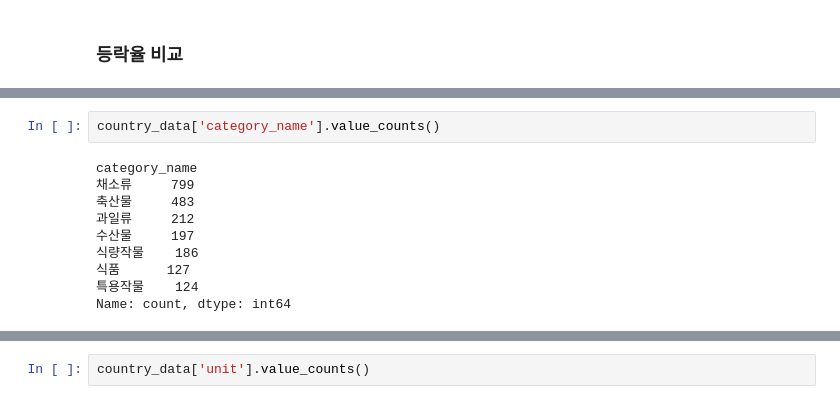
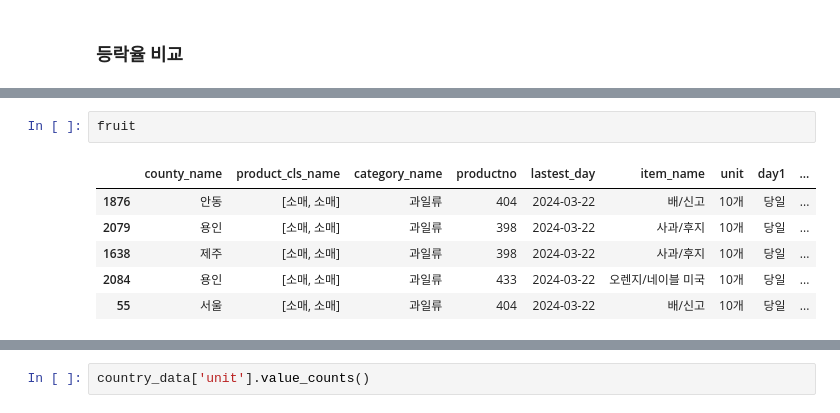
Before and after one commit to KangHoJ/sijang_project, a Jupyter notebook: pratice/pratice.ipynb, the cells around one changed output, grey strips where cells are left out. Cells and saved outputs as stored; diff of their text form.

```diff
--- a/pratice/pratice.ipynb
+++ b/pratice/pratice.ipynb
@@ -152,12 +101,9 @@ DeltaGenerator()
-# %%
-country_data['category_name'].value_counts()
-# %% [output]
-category_name
-채소류     799
-축산물     483
-과일류     212
-수산물     197
-식량작물    186
-식품      127
-특용작물    124
-Name: count, dtype: int64
+# %%
+fruit
+# %% [output]
+|  | county_name | product_cls_name | category_name | productno | lastest_day | item_name | unit | day1 | ... |
+| 1876 | 안동 | [소매, 소매] | 과일류 | 404 | 2024-03-22 | 배/신고 | 10개 | 당일 | ... |
+| 2079 | 용인 | [소매, 소매] | 과일류 | 398 | 2024-03-22 | 사과/후지 | 10개 | 당일 | ... |
+| 1638 | 제주 | [소매, 소매] | 과일류 | 398 | 2024-03-22 | 사과/후지 | 10개 | 당일 | ... |
+| 2084 | 용인 | [소매, 소매] | 과일류 | 433 | 2024-03-22 | 오렌지/네이블 미국 | 10개 | 당일 | ... |
+| 55 | 서울 | [소매, 소매] | 과일류 | 404 | 2024-03-22 | 배/신고 | 10개 | 당일 | ... |
```
Also changed, not shown: parts of 13 cells of this notebook, 6 other files.
